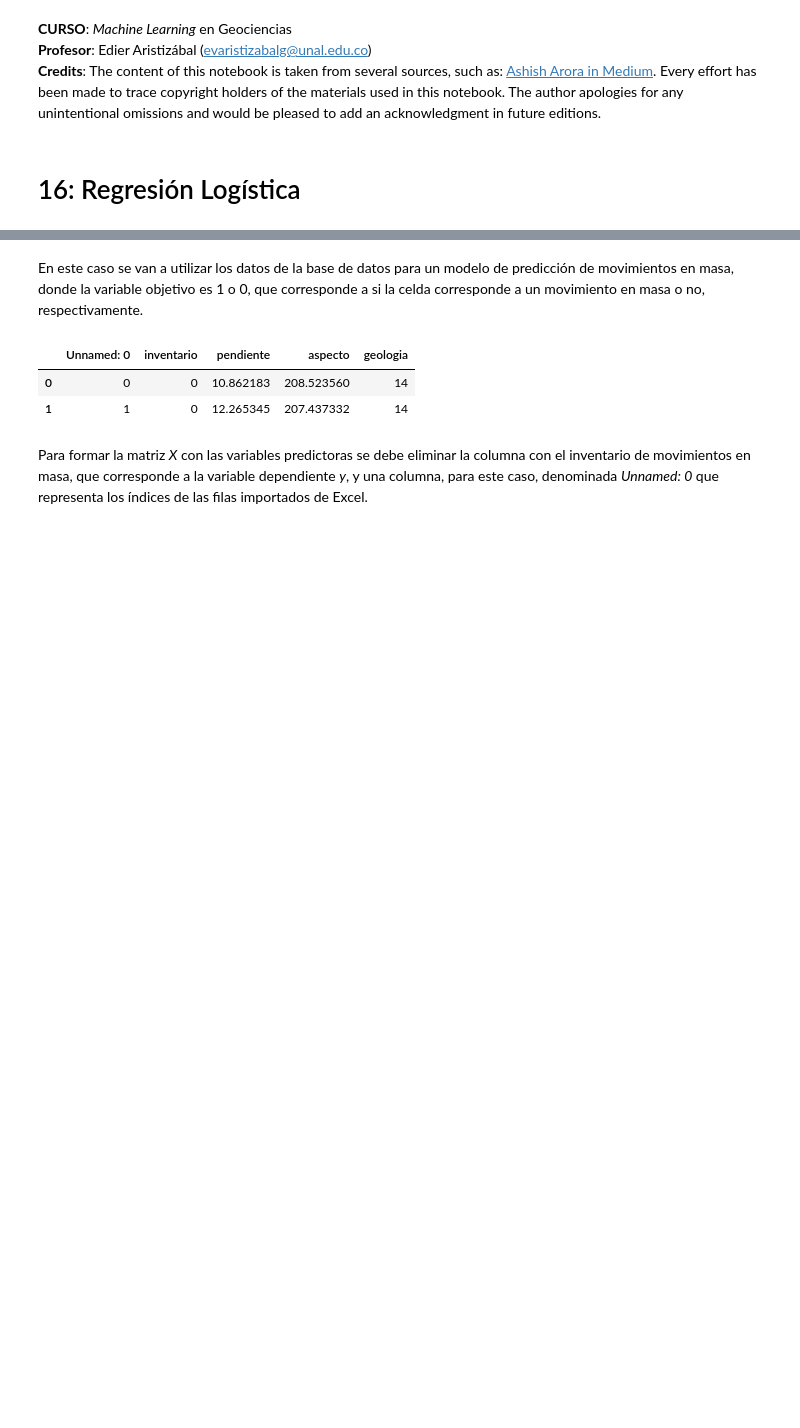
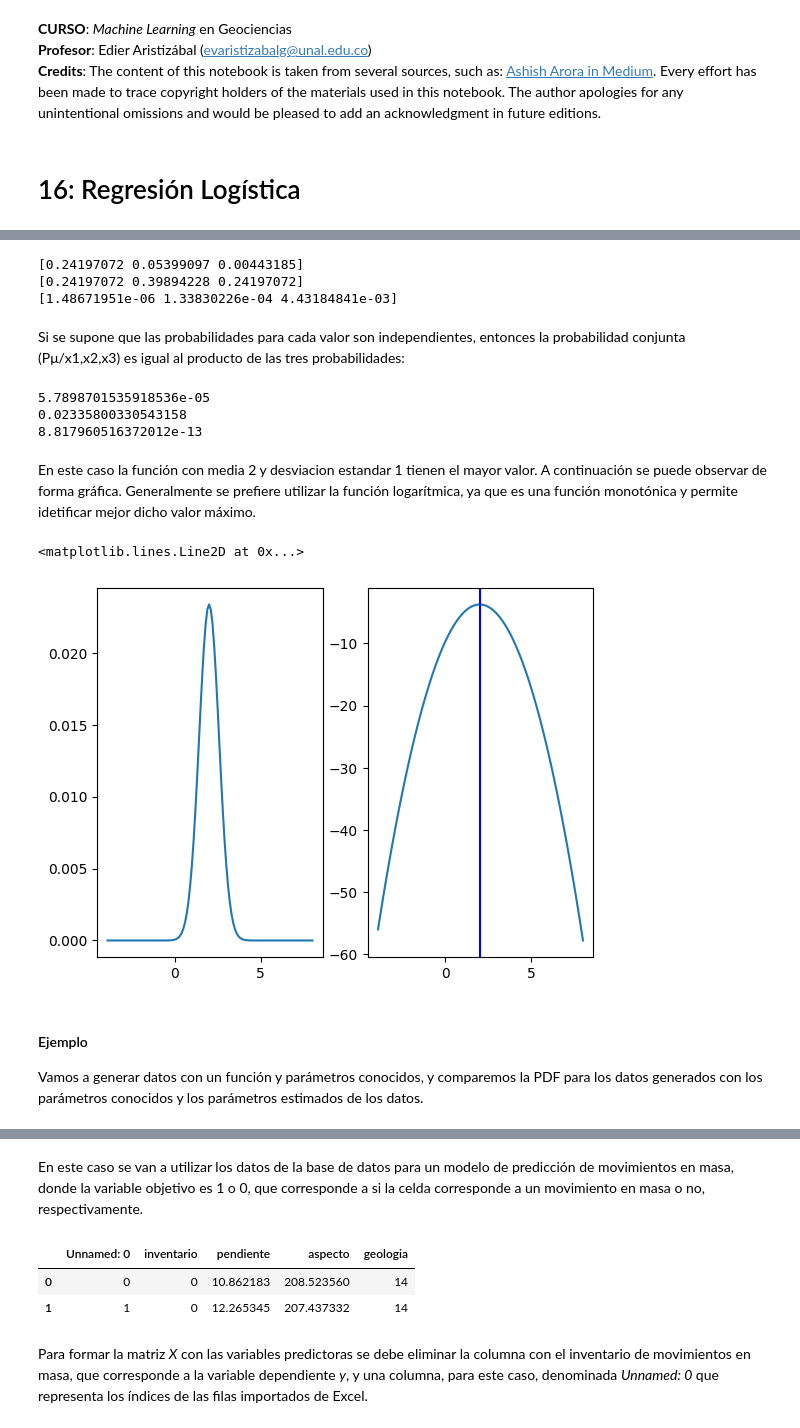
Before and after one commit to edieraristizabal/MachineLearning, a Jupyter notebook: NOTEBOOKS/16_Regresion_Logistica.ipynb, the cells around one changed output, grey strips where cells are left out. Drawn from its saved outputs; the diff is of its cells as text; code cells hidden in the pictures; blank space fills up the shorter version.

```diff
--- a/NOTEBOOKS/16_Regresion_Logistica.ipynb
+++ b/NOTEBOOKS/16_Regresion_Logistica.ipynb
@@ -13,0 +57,48 @@ import pandas as pd
+# %%
+#datos
+x=(1,2,3)
+#Para la funcion con media 0 y desviacion 1 la probabilidad de cada valor de x corresponde a
+print(norm.pdf(x, loc=0, scale=1))
+#Para la funcion con media 2 y desviacion 1 la probabilidad de cada valor de x corresponde a
+print(norm.pdf(x, loc=2, scale=1))
+#Para la funcion con media 6 y desviacion 1 la probabilidad de cada valor de x corresponde a
+print(norm.pdf(x, loc=6, scale=1))
+# %% [output]
+[0.24197072 0.05399097 0.00443185]
+[0.24197072 0.39894228 0.24197072]
+[1.48671951e-06 1.33830226e-04 4.43184841e-03]
+# %% [markdown]
+Si se supone que las probabilidades para cada valor son independientes, entonces la probabilidad conjunta (Pμ/x1,x2,x3) es igual al producto de las tres probabilidades:
+# %%
+print(np.prod(norm.pdf(x, loc=0, scale=1)))
+print(np.prod(norm.pdf(x, loc=2, scale=1)))
+print(np.prod(norm.pdf(x, loc=6, scale=1)))
+# %% [output]
+5.7898701535918536e-05
+0.02335800330543158
+8.817960516372012e-13
+# %% [markdown]
+En este caso la función con media 2 y desviacion estandar 1 tienen el mayor valor. A continuación se puede observar de forma gráfica. Generalmente se prefiere utilizar la función logarítmica, ya que es una función monotónica y permite idetificar mejor dicho valor máximo.
+# %%
+m = np.linspace(-4, 8, 121)
+# Plotting likelihood and log-of-likelihood
+m1=[None]*len(m)
+m2=[None]*len(m)
+for i in range(1,len(m)):
+  # Likelihood
+  m1[i]=np.prod(norm.pdf(x,loc=m[i],scale=1))
+  # log-of-Likelihood
+  m2[i]=np.log(norm.pdf(x,loc=m[i],scale=1)).sum()
+
+# Likelihood
+fig, ax = plt.subplots(1,2)
+ax[0].plot(m,m1)
+# Log-of-Likelihood
+ax[1].plot(m,m2)
+plt.axvline(x=2, color='b')
+# %% [output]
+<matplotlib.lines.Line2D at 0x...>
+[figure, added]
+# %% [markdown]
+#### Ejemplo
+Vamos a generar datos con un función y parámetros conocidos, y comparemos la PDF para los datos generados con los parámetros conocidos y los parámetros estimados de los datos.
```
Also changed, not shown: parts of 38 cells of this notebook, 1 other file.
